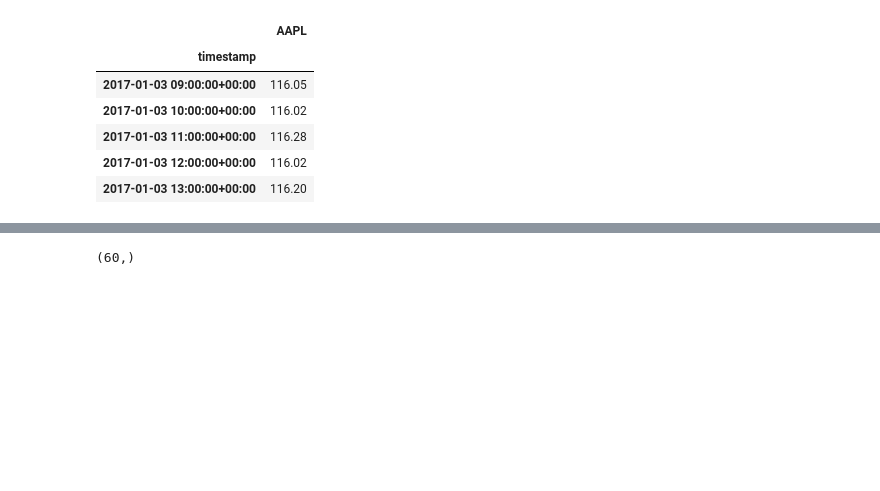
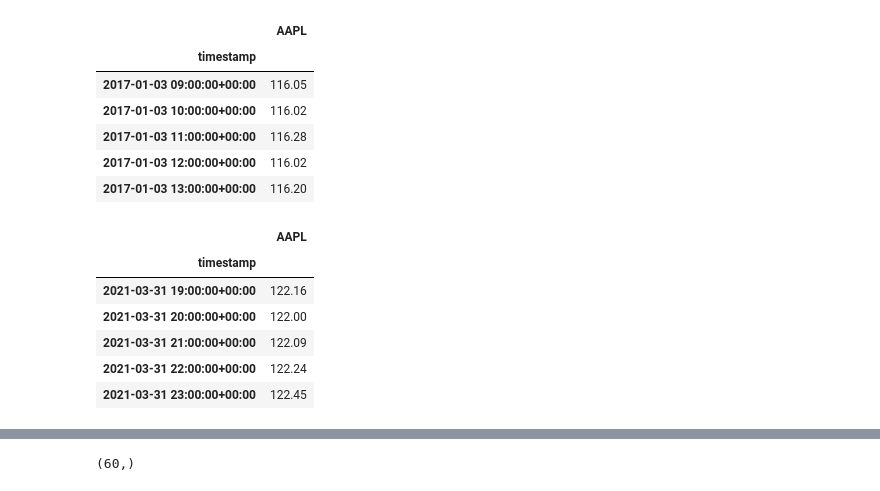
Before and after one commit to BaldHeads/alpha_gen, a Jupyter notebook: scratch/aapl_test.ipynb, the cells around one changed output, grey strips where cells are left out. Saved outputs shown, nothing was run; the diff lists cells and outputs as text; code cells hidden in the pictures; blank space fills up the shorter version.

```diff
--- a/scratch/aapl_test.ipynb
+++ b/scratch/aapl_test.ipynb
@@ -31,6 +31,16 @@ aapl_df.head()
 | 2017-01-03 11:00:00+00:00 | 116.28 |
 | 2017-01-03 12:00:00+00:00 | 116.02 |
 | 2017-01-03 13:00:00+00:00 | 116.20 |
+# %%
+aapl_df.tail()
+# %% [output]
+|  | AAPL |
+| timestamp |  |
+| 2021-03-31 19:00:00+00:00 | 122.16 |
+| 2021-03-31 20:00:00+00:00 | 122.00 |
+| 2021-03-31 21:00:00+00:00 | 122.09 |
+| 2021-03-31 22:00:00+00:00 | 122.24 |
+| 2021-03-31 23:00:00+00:00 | 122.45 |
 # %%
 num_ticks = 60
 for i in range(1,num_ticks):
```
Also changed, not shown: parts of 20 cells of this notebook, 2 other files.
